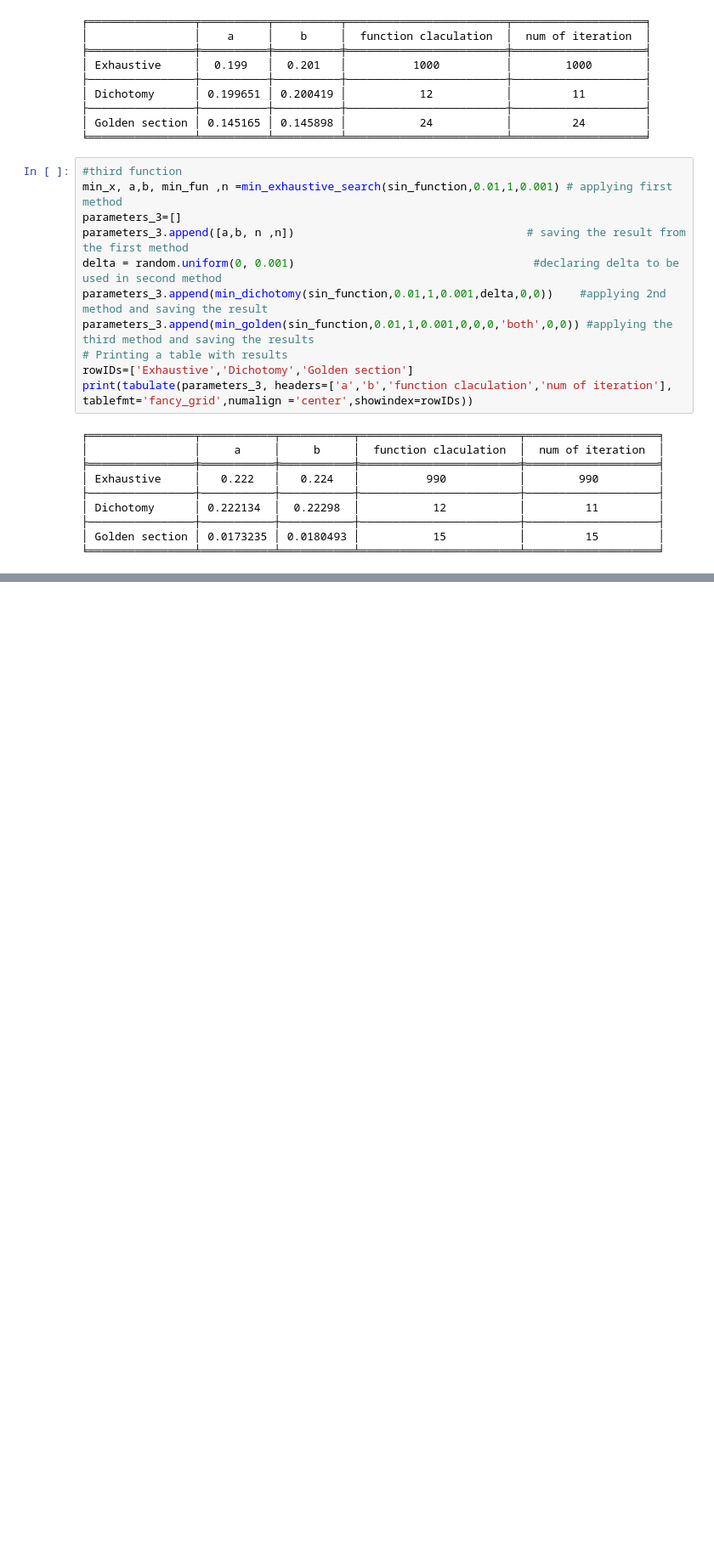
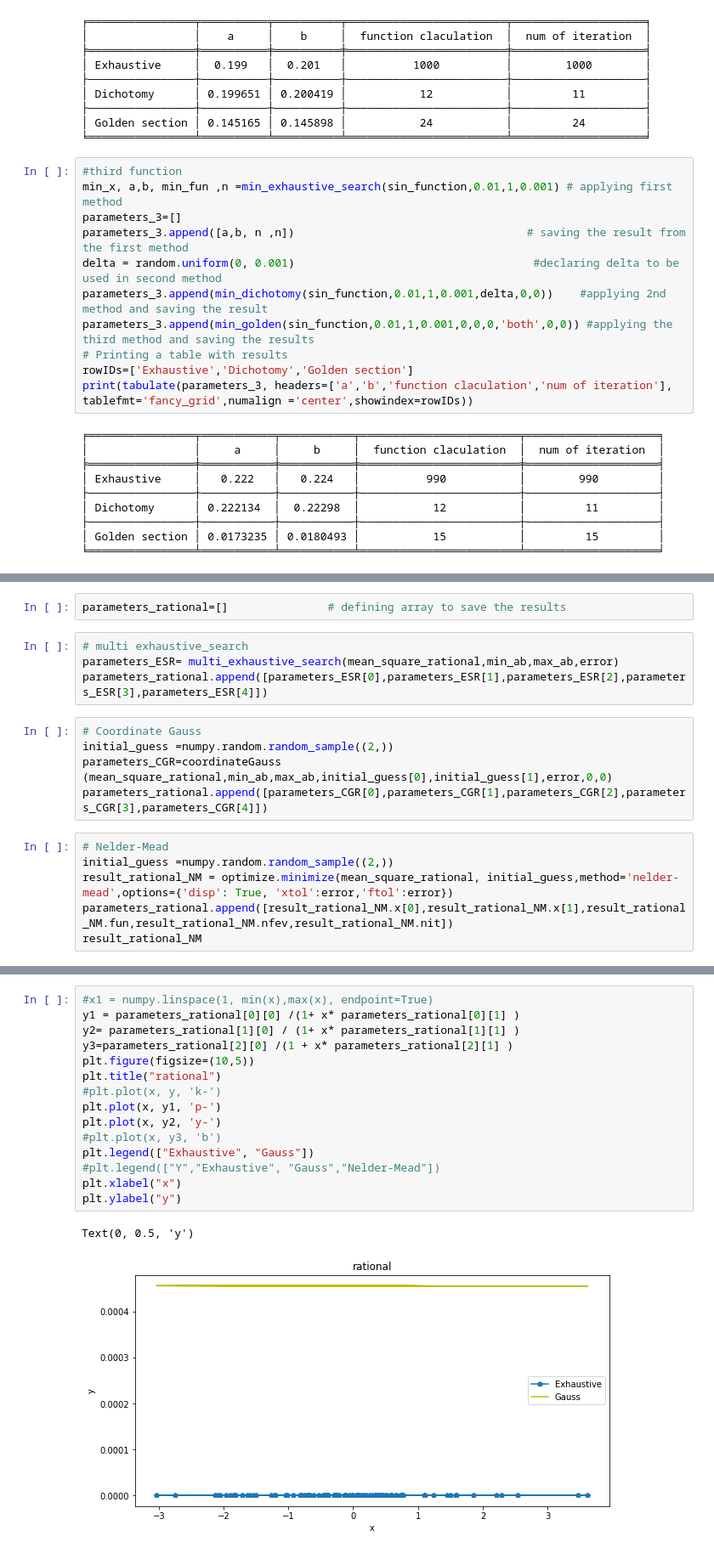
Before and after one commit to Nemat-Allah-Aloush/Algo_Tasks, a Jupyter notebook: Task 02.ipynb, the cells around one changed output, grey strips where cells are left out. Shown at 85% size. Saved outputs shown, nothing was run; the diff lists cells and outputs as text; blank space fills up the shorter version.

```diff
--- a/Task 02.ipynb
+++ b/Task 02.ipynb
@@ -160,0 +341,17 @@ print(tabulate(parameters_3, headers=['a','b','function claculation','num of ite
+# %%
+parameters_rational=[]               # defining array to save the results
+# %%
+# multi exhaustive_search
+parameters_ESR= multi_exhaustive_search(mean_square_rational,min_ab,max_ab,error)
+parameters_rational.append([parameters_ESR[0],parameters_ESR[1],parameters_ESR[2],parameters_ESR[3],parameters_ESR[4]])
+# %%
+# Coordinate Gauss
+initial_guess =numpy.random.random_sample((2,))
+parameters_CGR=coordinateGauss (mean_square_rational,min_ab,max_ab,initial_guess[0],initial_guess[1],error,0,0)
+parameters_rational.append([parameters_CGR[0],parameters_CGR[1],parameters_CGR[2],parameters_CGR[3],parameters_CGR[4]])
+# %%
+# Nelder-Mead
+initial_guess =numpy.random.random_sample((2,))
+result_rational_NM = optimize.minimize(mean_square_rational, initial_guess,method='nelder-mead',options={'disp': True, 'xtol':error,'ftol':error})
+parameters_rational.append([result_rational_NM.x[0],result_rational_NM.x[1],result_rational_NM.fun,result_rational_NM.nfev,result_rational_NM.nit])
+result_rational_NM
@@ -160,0 +387,18 @@ print(tabulate(parameters_3, headers=['a','b','function claculation','num of ite
+# %%
+#x1 = numpy.linspace(1, min(x),max(x), endpoint=True)
+y1 = parameters_rational[0][0] /(1+ x* parameters_rational[0][1] )
+y2= parameters_rational[1][0] / (1+ x* parameters_rational[1][1] )
+y3=parameters_rational[2][0] /(1 + x* parameters_rational[2][1] )
+plt.figure(figsize=(10,5))
+plt.title("rational")
+#plt.plot(x, y, 'k-')
+plt.plot(x, y1, 'p-')
+plt.plot(x, y2, 'y-')
+#plt.plot(x, y3, 'b')
+plt.legend(["Exhaustive", "Gauss"])
+#plt.legend(["Y","Exhaustive", "Gauss","Nelder-Mead"])
+plt.xlabel("x")
+plt.ylabel("y")
+# %% [output]
+Text(0, 0.5, 'y')
+[figure, added]
```
Also changed, not shown: parts of 28 cells of this notebook.
